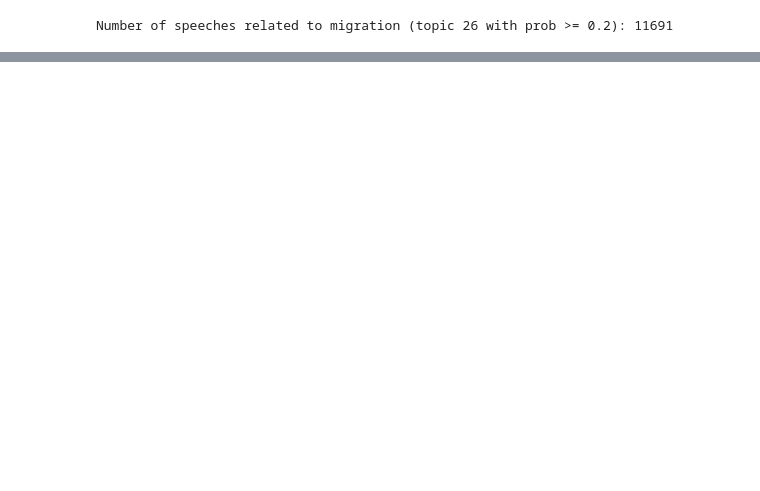
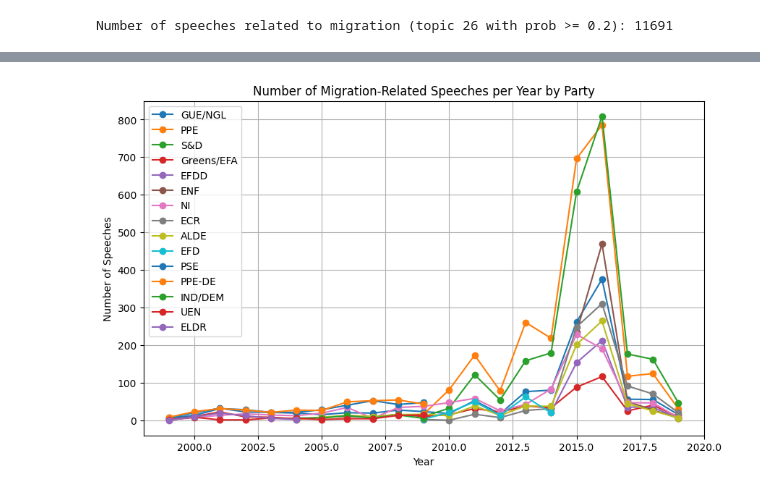
Before and after one commit to derkleinejakob/dataliteracy25, a Jupyter notebook: filter_data.ipynb, the cells around one changed output, grey strips where cells are left out. Cells and saved outputs as stored; diff of their text form; code cells hidden in the pictures; blank space fills up the shorter version.

Commit message:
finished filter_data, shortened abstract

```diff
--- a/filter_data.ipynb
+++ b/filter_data.ipynb
@@ -450,0 +246,20 @@ len(df_assigned_topic_most_probable[df_assigned_topic_most_probable["uq_agenda"]
+# %%
+# plot number of migration speeches per year, separated by party
+parties = df_migration['party'].unique()
+
+# exclude parties with very few speeches
+speech_cutoff = 50
+parties = [party for party in parties if df_migration[df_migration['party'] == party].shape[0] >= speech_cutoff]
+plt.figure(figsize=(10, 6))
+for party in parties:
+    party_data = df_migration[df_migration['party'] == party]
+    counts_per_year = party_data['year'].value_counts().sort_index()
+    plt.plot(counts_per_year.index, counts_per_year.values, marker='o', label=party)
+plt.title('Number of Migration-Related Speeches per Year by Party')
+plt.xlabel('Year')
+plt.ylabel('Number of Speeches')
+plt.legend()
+plt.grid()
+plt.show()
+# %% [output]
+[figure, added]
```
Also changed, not shown: parts of 55 cells of this notebook, 10 other files.
